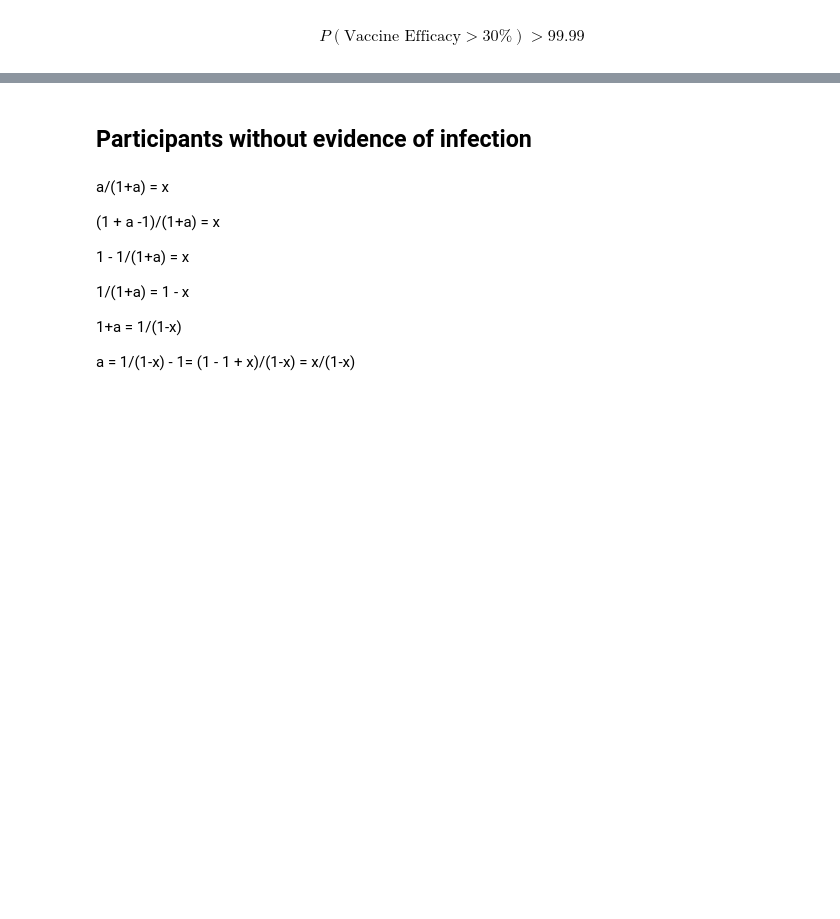
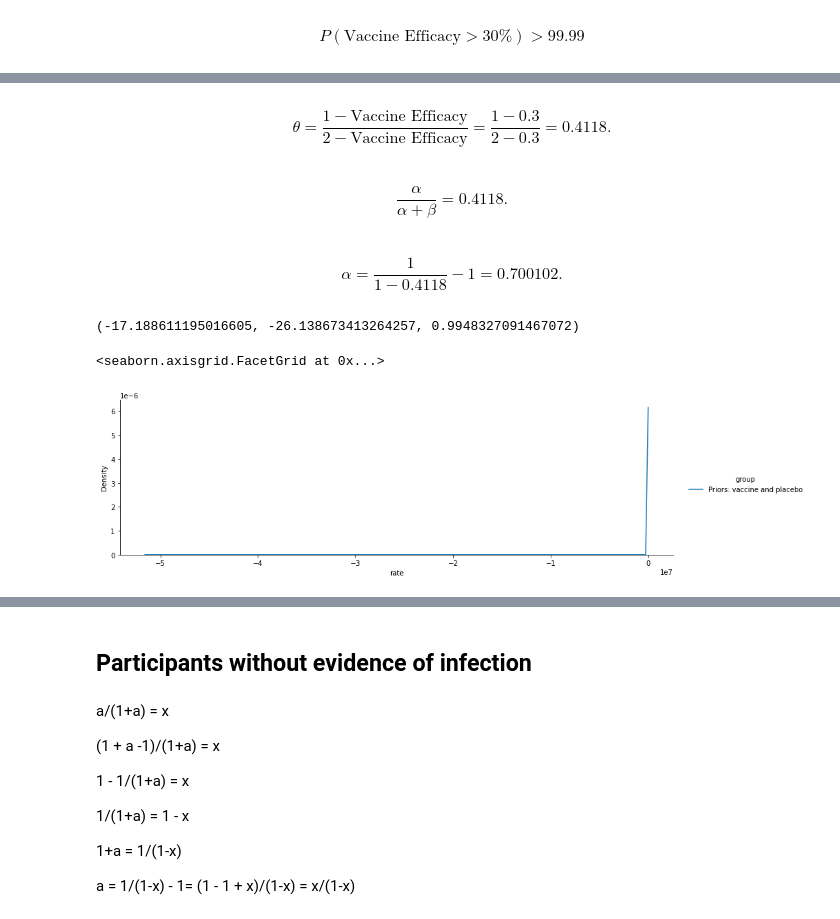
Before and after one commit to sbartek/bayesian-abtesting, a Jupyter notebook: notebooks/050-BioNTech-Pfizer-COVID.ipynb, the cells around one changed output, grey strips where cells are left out. Cells and saved outputs as stored; diff of their text form; code cells hidden in the pictures; blank space fills up the shorter version.

```diff
--- a/notebooks/050-BioNTech-Pfizer-COVID.ipynb
+++ b/notebooks/050-BioNTech-Pfizer-COVID.ipynb
@@ -101,0 +238,24 @@ np.percentile(samples_ve, 2.5), np.percentile(samples_ve, 97.5)
+# %% [markdown]
+$$\theta = \frac{1 -\textrm{Vaccine Efficacy}}{2 - \textrm{Vaccine Efficacy}} = \frac{1-0.3}{2-0.3} = 0.4118.$$
+# %% [markdown]
+$$\frac{\alpha}{\alpha + \beta} = 0.4118.$$
+# %% [markdown]
+$$\alpha = \frac{1}{1-0.4118} - 1 = 0.700102.$$
+# %%
+thetas = stats.beta.rvs(0.700102, 1, size=10000000)
+ves = 1 - thetas/(1-thetas)
+# %%
+np.mean(ves), np.percentile(ves, 2.5), np.percentile(ves, 97.5)
+# %% [output]
+(-17.188611195016605, -26.138673413264257, 0.9948327091467072)
+# %%
+samples_df = pd.DataFrame(
+    {
+        'Priors: vaccine and placebo': ves
+    }
+).melt(value_vars=['Priors: vaccine and placebo'], var_name='group', value_name='rate')
+
+sns.displot(samples_df, x="rate", kind="kde", hue='group', height=4, aspect=3)
+# %% [output]
+<seaborn.axisgrid.FacetGrid at 0x...>
+[figure, added]
```
Also changed, not shown: parts of 58 cells of this notebook, 2 other files.
